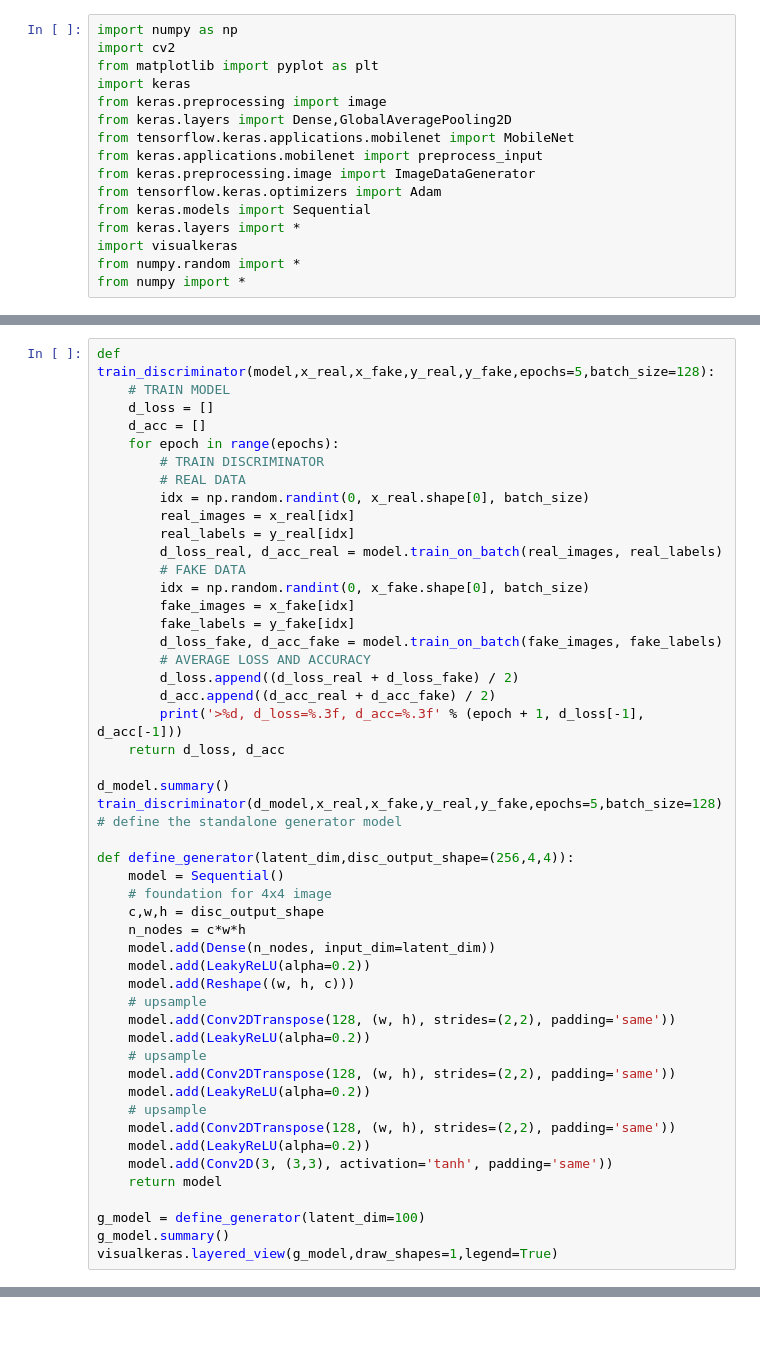
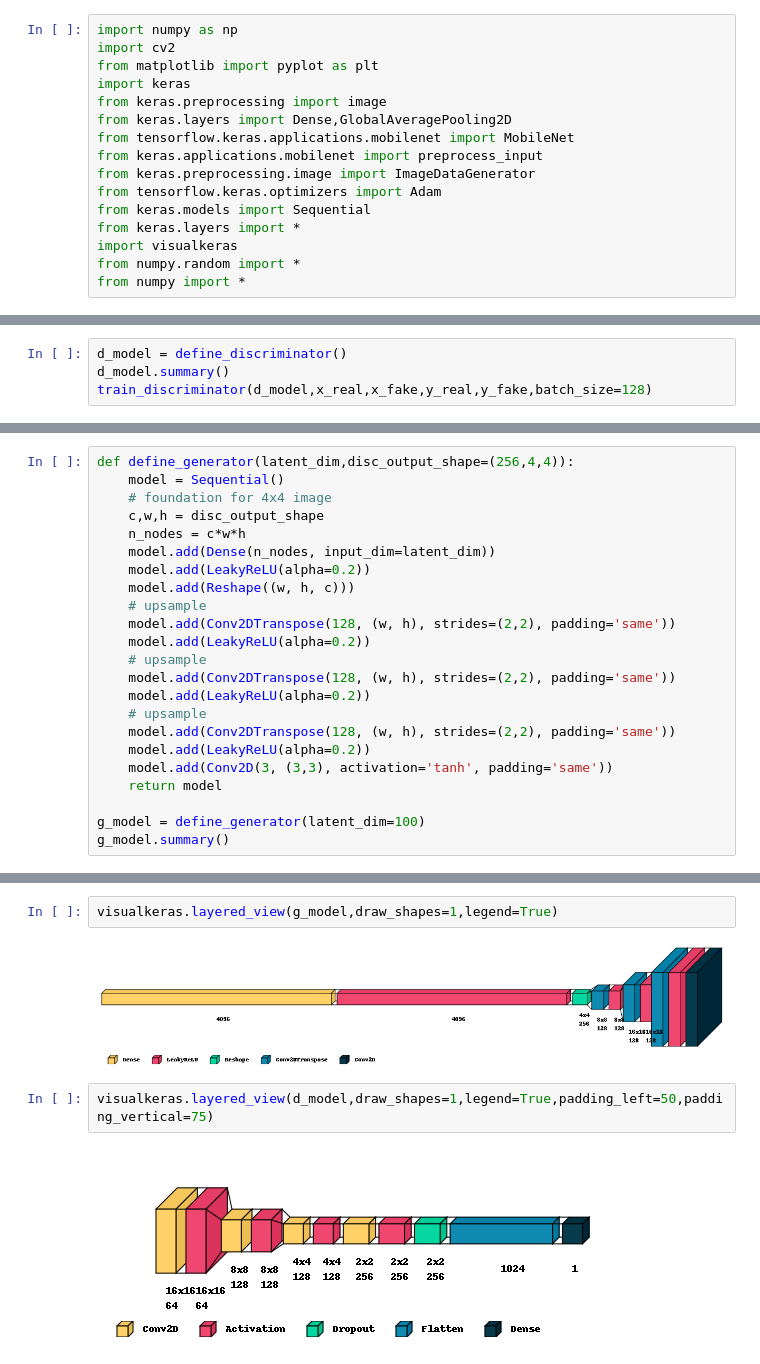
Before and after one commit to thanatath/Image_Processing_CLass_65, a Jupyter notebook: Activity#11/main.ipynb, the cells around one changed output, grey strips where cells are left out. Drawn from its saved outputs; the diff is of its cells as text; blank space fills up the shorter version.

```diff
--- a/Activity#11/main.ipynb
+++ b/Activity#11/main.ipynb
@@ -133,0 +136,4 @@ _________________________________________________________________
+# %%
+d_model = define_discriminator()
+d_model.summary()
+train_discriminator(d_model,x_real,x_fake,y_real,y_fake,batch_size=128)
@@ -134,30 +175,4 @@ _________________________________________________________________
 # %%
-def train_discriminator(model,x_real,x_fake,y_real,y_fake,epochs=5,batch_size=128):
-    # TRAIN MODEL
-    d_loss = []
-    d_acc = []
-    for epoch in range(epochs):
-        # TRAIN DISCRIMINATOR
-        # REAL DATA
-        idx = np.random.randint(0, x_real.shape[0], batch_size)
-        real_images = x_real[idx]
-        real_labels = y_real[idx]
-        d_loss_real, d_acc_real = model.train_on_batch(real_images, real_labels)
-        # FAKE DATA
-        idx = np.random.randint(0, x_fake.shape[0], batch_size)
-        fake_images = x_fake[idx]
-        fake_labels = y_fake[idx]
-        d_loss_fake, d_acc_fake = model.train_on_batch(fake_images, fake_labels)
-        # AVERAGE LOSS AND ACCURACY
-        d_loss.append((d_loss_real + d_loss_fake) / 2)
-        d_acc.append((d_acc_real + d_acc_fake) / 2)
-        print('>%d, d_loss=%.3f, d_acc=%.3f' % (epoch + 1, d_loss[-1], d_acc[-1]))
-    return d_loss, d_acc
-
-d_model.summary()
-train_discriminator(d_model,x_real,x_fake,y_real,y_fake,epochs=5,batch_size=128)
-# define the standalone generator model
-
 def define_generator(latent_dim,disc_output_shape=(256,4,4)):
     model = Sequential()
     # foundation for 4x4 image
@@ -180,5 +195,4 @@ def define_generator(latent_dim,disc_output_shape=(256,4,4)):
 
 g_model = define_generator(latent_dim=100)
 g_model.summary()
-visualkeras.layered_view(g_model,draw_shapes=1,legend=True)
 # %% [output]
@@ -202,0 +220,8 @@ _________________________________________________________________
+# %%
+visualkeras.layered_view(g_model,draw_shapes=1,legend=True)
+# %% [output]
+[figure, added]
+# %%
+visualkeras.layered_view(d_model,draw_shapes=1,legend=True,padding_left=50,padding_vertical=75)
+# %% [output]
+[figure, added]
```
Also changed, not shown: parts of 14 cells of this notebook, 1 other file.
